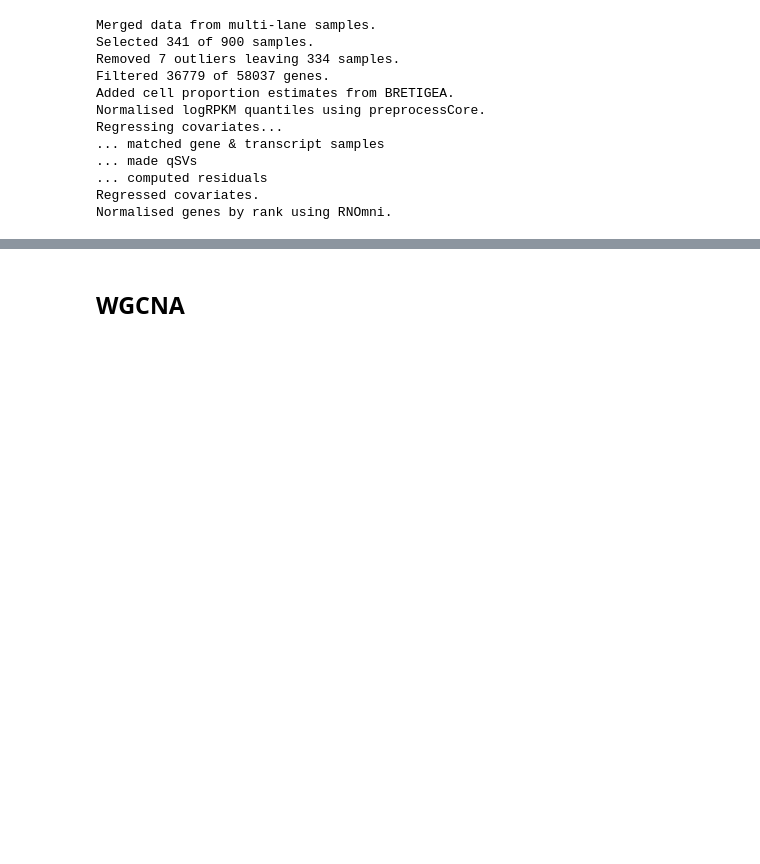
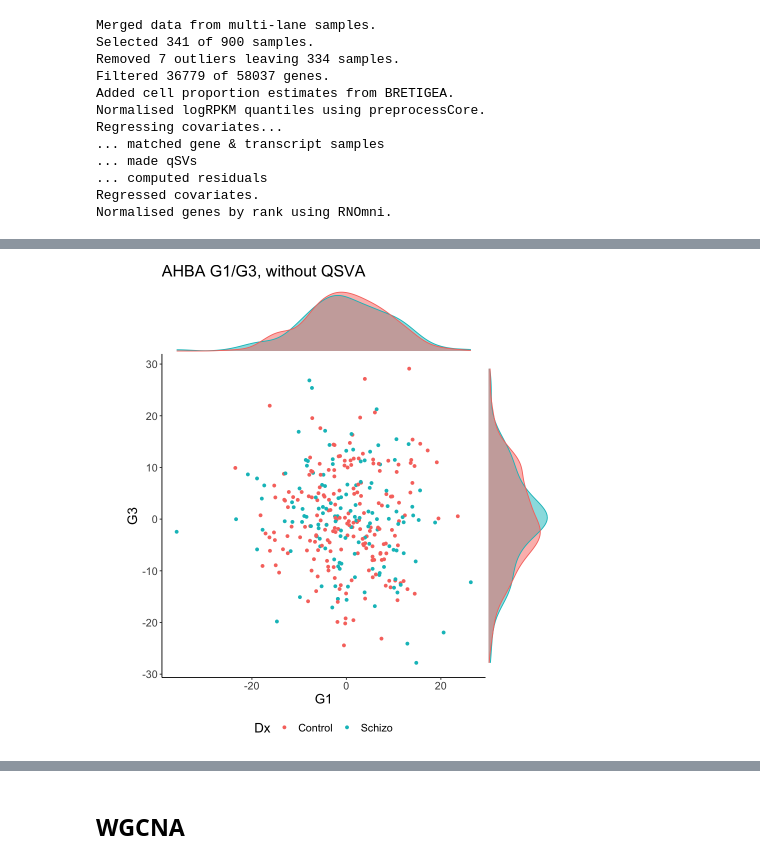
Before and after one commit to richardajdear/LIBD-heterogeneity, a Jupyter notebook: notebooks/qsva_scz.ipynb, the cells around one changed output, grey strips where cells are left out. Drawn from its saved outputs; the diff is of its cells as text; code cells hidden in the pictures; blank space fills up the shorter version.

```diff
--- a/notebooks/qsva_scz.ipynb
+++ b/notebooks/qsva_scz.ipynb
@@ -318,0 +331,12 @@ pca <- exp %>% t %>% prcomp
+# %%
+ahba_weights <- read_csv("../data/ahba_dme_hcp_top8kgenes_weights.csv") %>% rename('SYMBOL'=`...1`)
+
+# BiocManager::install("EnsDb.Hsapiens.v79")
+library(EnsDb.Hsapiens.v79)
+symbol_to_ensembl <- ensembldb::select(EnsDb.Hsapiens.v79,
+    keys= ahba_weights$SYMBOL,
+    keytype = "SYMBOL",
+    columns = c("SYMBOL","GENEID")) %>% data.frame
+
+ahba_weights <- ahba_weights %>% left_join(symbol_to_ensembl, on='SYMBOL')
+ahba_weights %>% head
@@ -318,0 +364,16 @@ pca <- exp %>% t %>% prcomp
+# %%
+# Remove gene id version
+exp_names <- rownames(exp) %>% str_replace('\\..*','')
+# Find matching genes
+matched_genes <- intersect(exp_names, ahba_weights$GENEID)
+# Filter for matched genes
+weights_matched <- ahba_weights %>% dplyr::filter(GENEID %in% matched_genes)
+exp_matched <- exp %>% `rownames<-`(exp_names) %>% .[matched_genes, ]
+weights_matched <- weights_matched %>% column_to_rownames('GENEID') %>%
+    dplyr::select(-SYMBOL) %>% .[matched_genes,] %>% as.matrix
+# %%
+exp_projected <- t(exp_matched) %*% weights_matched
+phenotype <- colData(rse)[, cols] %>% data.frame %>% rownames_to_column('sample')
+df <- exp_projected %>% data.frame %>% rownames_to_column('sample') %>%
+    left_join(phenotype, by='sample')
+df %>% head
@@ -318,0 +390,19 @@ pca <- exp %>% t %>% prcomp
+# %%
+options(repr.plot.width=8, repr.plot.height=8)
+g1 <- df %>%
+ggplot(aes(x=G1, y=G3)) +
+geom_point(aes(color=Dx)) +
+theme_classic() +
+theme(
+    legend.position='bottom',
+    aspect.ratio=1,
+    text=element_text(size=16)
+    ) +
+ggtitle('AHBA G1/G3, without QSVA')
+
+
+library(ggExtra)
+# ggMarginal(g1, type='density')
+ggMarginal(g1, type='density', groupColour = T, groupFill = T)
+# %% [output]
+[figure, added]
```
Also changed, not shown: parts of 47 cells of this notebook, 5 other files.
